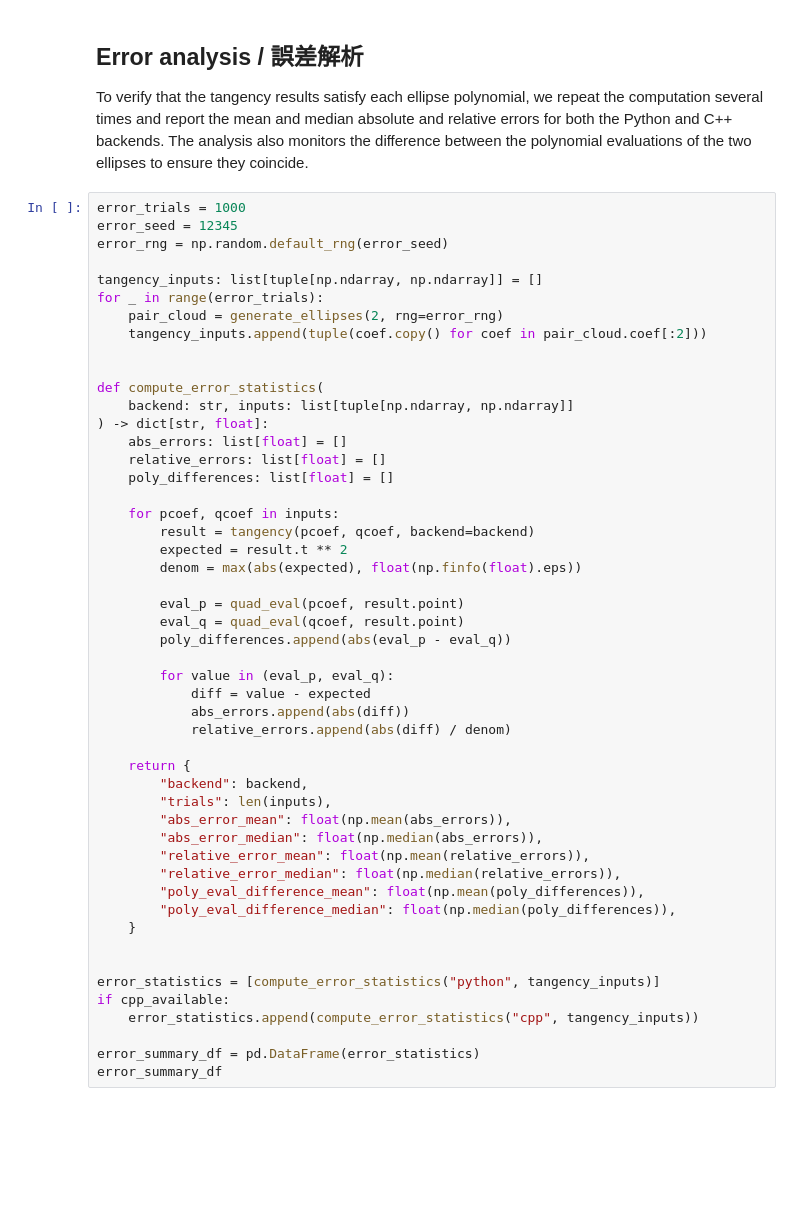
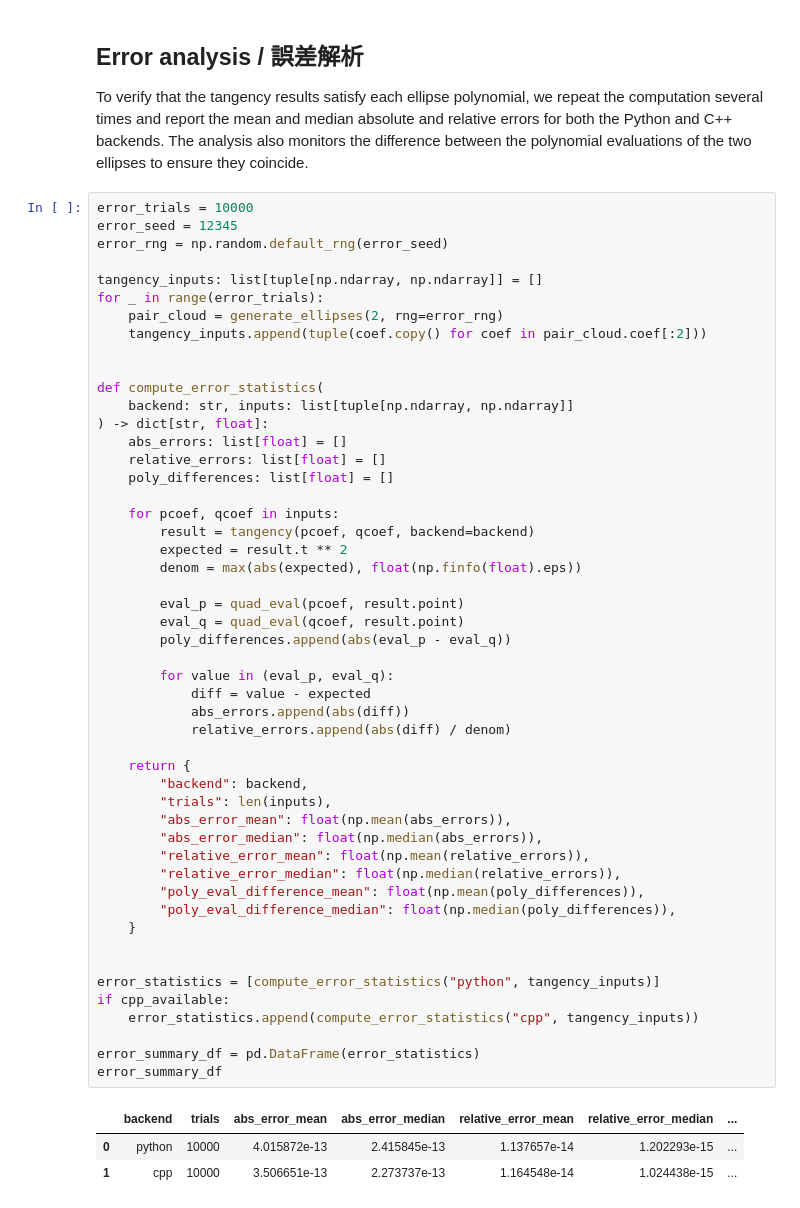
Before and after one commit to t-uda/ellphi, a Jupyter notebook: notebooks/performance_benchmark.ipynb, the cells around one changed output. Cells and saved outputs as stored; diff of their text form; blank space fills up the shorter version.

```diff
--- a/notebooks/performance_benchmark.ipynb
+++ b/notebooks/performance_benchmark.ipynb
@@ -173,7 +172,7 @@ tangency_df
 
 To verify that the tangency results satisfy each ellipse polynomial, we repeat the computation several times and report the mean and median absolute and relative errors for both the Python and C++ backends. The analysis also monitors the difference between the polynomial evaluations of the two ellipses to ensure they coincide.
 # %%
-error_trials = 1000
+error_trials = 10000
 error_seed = 12345
 error_rng = np.random.default_rng(error_seed)
 
@@ -195,30 +194,34 @@ def compute_error_statistics(
         expected = result.t ** 2
         denom = max(abs(expected), float(np.finfo(float).eps))
 
         eval_p = quad_eval(pcoef, result.point)
         eval_q = quad_eval(qcoef, result.point)
         poly_differences.append(abs(eval_p - eval_q))
 
         for value in (eval_p, eval_q):
             diff = value - expected
             abs_errors.append(abs(diff))
             relative_errors.append(abs(diff) / denom)
 
     return {
         "backend": backend,
         "trials": len(inputs),
         "abs_error_mean": float(np.mean(abs_errors)),
         "abs_error_median": float(np.median(abs_errors)),
         "relative_error_mean": float(np.mean(relative_errors)),
         "relative_error_median": float(np.median(relative_errors)),
         "poly_eval_difference_mean": float(np.mean(poly_differences)),
         "poly_eval_difference_median": float(np.median(poly_differences)),
     }
 
 
 error_statistics = [compute_error_statistics("python", tangency_inputs)]
 if cpp_available:
     error_statistics.append(compute_error_statistics("cpp", tangency_inputs))
 
 error_summary_df = pd.DataFrame(error_statistics)
 error_summary_df
+# %% [output]
+|  | backend | trials | abs_error_mean | abs_error_median | relative_error_mean | relative_error_median | ... |
+| 0 | python | 10000 | 4.015872e-13 | 2.415845e-13 | 1.137657e-14 | 1.202293e-15 | ... |
+| 1 | cpp | 10000 | 3.506651e-13 | 2.273737e-13 | 1.164548e-14 | 1.024438e-15 | ... |
```
Also changed, not shown: parts of 3 cells of this notebook.
